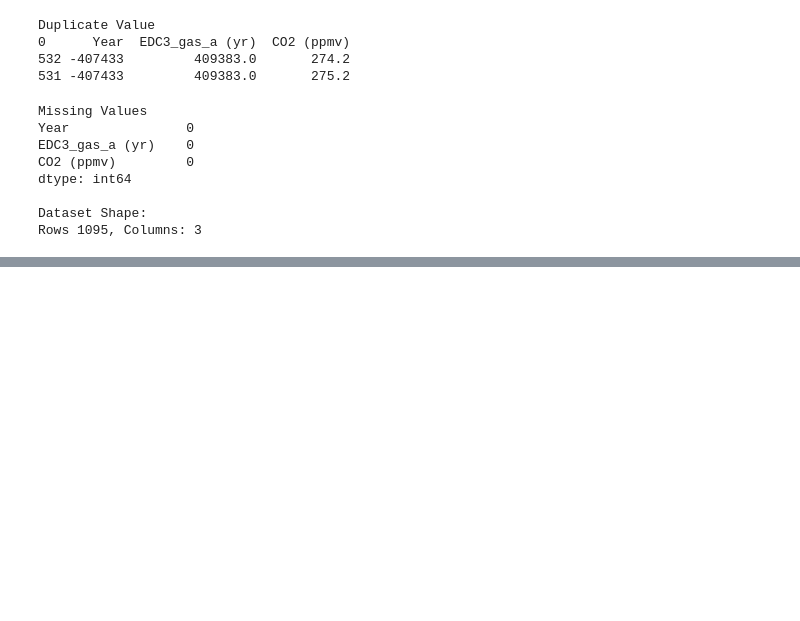
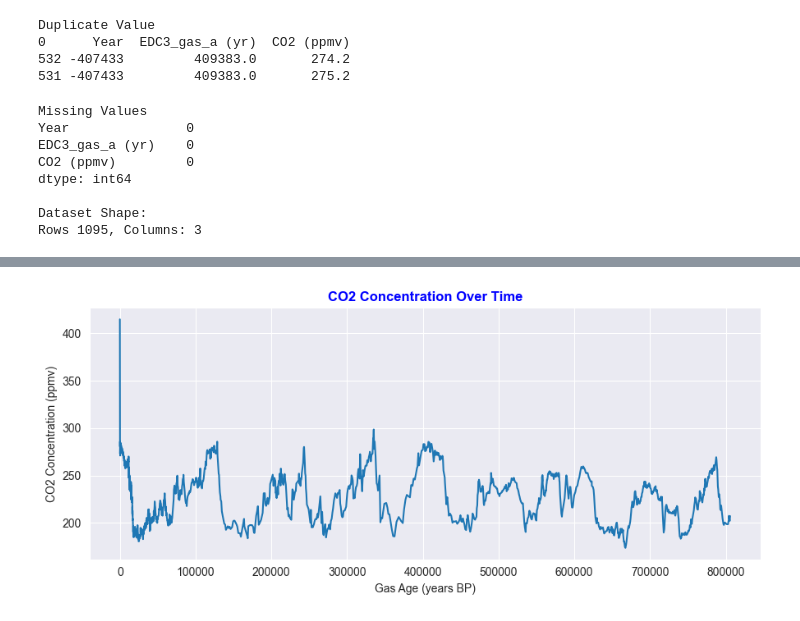
Before and after one commit to Cecilia8989/PfDA_Project2, a Jupyter notebook: pfda_project2.ipynb, the cells around one changed output, grey strips where cells are left out. Drawn from its saved outputs; the diff is of its cells as text; code cells hidden in the pictures; blank space fills up the shorter version.

```diff
--- a/pfda_project2.ipynb
+++ b/pfda_project2.ipynb
@@ -294,0 +296,3 @@ plt.show()
+# %%
+# remove last columng of the Bereiter dataser and rename the dataset
+co2_df = ber_df.iloc[:, 0:3]
@@ -294,0 +304,15 @@ plt.show()
+# %%
+# remove columns not needed
+global_co2_moana = global_co2_moana.iloc[:, 0:2]
+
+global_co2_moana= global_co2_moana.reset_index(drop=True)
+# kepp only rows with value from the 1954 ongoing
+global_co2_moana = global_co2_moana.iloc[43:, :]
+# drop the index columns
+global_co2_moana = global_co2_moana.reset_index(drop=True)
+#set up column name
+global_co2_moana.columns= [ "Year", "C02 (ppm)"]
+# Convert the 'C02 (ppm)' column to 'float64'
+global_co2_moana['C02 (ppm)'] = global_co2_moana['C02 (ppm)'].astype('float64')
+# Convert the 'Year' column to 'int64'
+global_co2_moana['Year'] = global_co2_moana['Year'].astype('int64')
@@ -294,0 +370,16 @@ plt.show()
+# %%
+#https://vitalflux.com/pandas-dataframe-how-to-add-rows-columns/
+
+for i in range(2002, 2023):
+    y = 1950 - i
+    x = i - 1
+    previous_year = co2_df.loc[co2_df["Year"] == x, 'CO2 (ppmv)']
+    increase = global_co2_moana.loc[global_co2_moana["Year"] == i, "%_increase"].values[0]
+    co2 = previous_year * (1 + increase)
+    new_row = pd.DataFrame({'Year': i, 'Gasage (yr BP)': y, 'CO2 (ppmv)': co2})
+    co2_df = pd.concat([co2_df, new_row], ignore_index=True)
+# %%
+# sort by year and reset index
+co2_df = co2_df.sort_values(by='Year', ascending=False).reset_index(drop=True)
+# check the dataset
+co2_df.head(10)
@@ -295,19 +398,24 @@ plt.show()
 # %%
-# plot the CO2 (ppmv) vs EDC3_gas_a (yr)
+# plot the CO2 (ppmv) vs Gasage (yr BP)
+
+# Set the style
+sns.set_style("darkgrid")
 
 # Set the size of the figure
-plt.figure(figsize=(9, 5))
+plt.figure(figsize=(9, 4))
 
 # Create the line plot
-sns.lineplot(x='EDC3_gas_a (yr)', y='CO2 (ppmv)', data=ipcc_df_co2)
+sns.lineplot(x='Gasage (yr BP)', y='CO2 (ppmv)', data=co2_df)
 
 # Add labels and title
-plt.xlabel('EDC3_gas_a (yr)')
+plt.xlabel('Gas Age (years BP)')
 plt.ylabel('CO2 Concentration (ppmv)')
 plt.title('CO2 Concentration Over Time', fontweight='bold', color='blue')
 
 # Improve spacing
 plt.tight_layout()
 
 # Show the plot
 plt.show()
+# %% [output]
+[figure, added]
```
Also changed, not shown: parts of 6 cells of this notebook, 1 other file.
